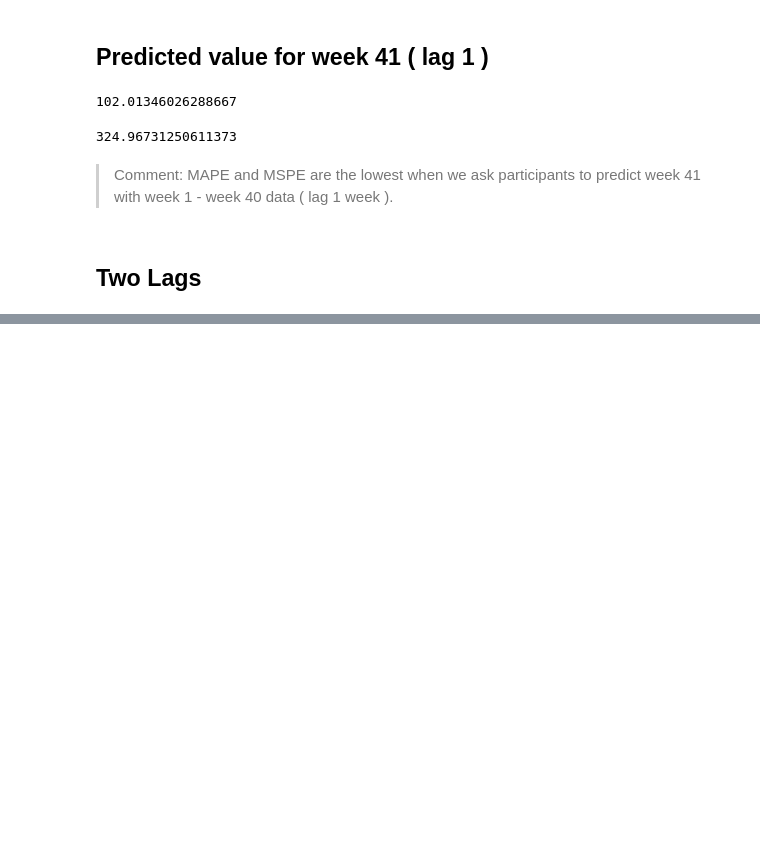
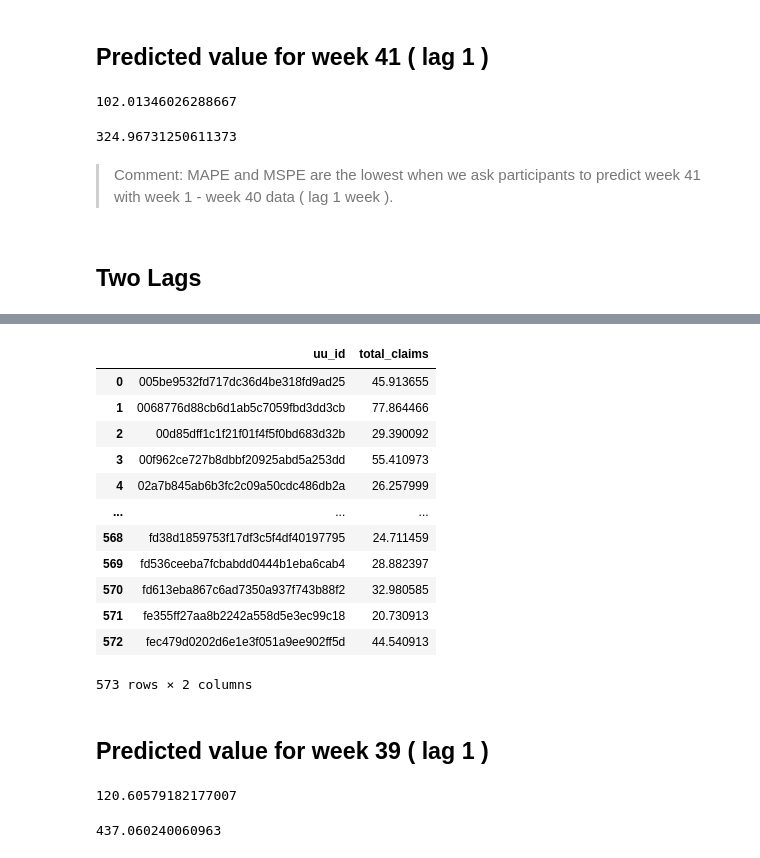
Before and after one commit to ironhacks/Tutorials-COVID-19, a Jupyter notebook: tutorials-fall-2022/example_section/Example-Linear-Regression-Time-Series.ipynb, the cells around one changed output, grey strips where cells are left out. Drawn from its saved outputs; the diff is of its cells as text; code cells hidden in the pictures; blank space fills up the shorter version.

Commit message:
predict week 39 based on week 1 - 36

```diff
--- a/tutorials-fall-2022/example_section/Example-Linear-Regression-Time-Series.ipynb
+++ b/tutorials-fall-2022/example_section/Example-Linear-Regression-Time-Series.ipynb
@@ -534,0 +575,19 @@ mean_squared_error(matching_41['total_claims'], df['total_claims'])
+# %%
+df = pd.read_csv('model-39-lag1.csv')
+df
+# %% [output]
+|  | uu_id | total_claims |
+| 0 | 005be9532fd717dc36d4be318fd9ad25 | 45.913655 |
+| 1 | 0068776d88cb6d1ab5c7059fbd3dd3cb | 77.864466 |
+| 2 | 00d85dff1c1f21f01f4f5f0bd683d32b | 29.390092 |
+| 3 | 00f962ce727b8dbbf20925abd5a253dd | 55.410973 |
+| 4 | 02a7b845ab6b3fc2c09a50cdc486db2a | 26.257999 |
+| ... | ... | ... |
+| 568 | fd38d1859753f17df3c5f4df40197795 | 24.711459 |
+| 569 | fd536ceeba7fcbabdd0444b1eba6cab4 | 28.882397 |
+| 570 | fd613eba867c6ad7350a937f743b88f2 | 32.980585 |
+| 571 | fe355ff27aa8b2242a558d5e3ec99c18 | 20.730913 |
+| 572 | fec479d0202d6e1e3f051a9ee902ff5d | 44.540913 |
+573 rows × 2 columns
+# %% [markdown]
+## Predicted value for week 39 ( lag 1 )
@@ -534,0 +601,8 @@ mean_squared_error(matching_41['total_claims'], df['total_claims'])
+# %%
+mean_absolute_percentage_error(matching_39['total_claims'], df['total_claims'])
+# %% [output]
+120.60579182177007
+# %%
+mean_squared_error(matching_39['total_claims'], df['total_claims'])
+# %% [output]
+437.060240060963
```
Also changed, not shown: parts of 9 cells of this notebook, 2 other files.
